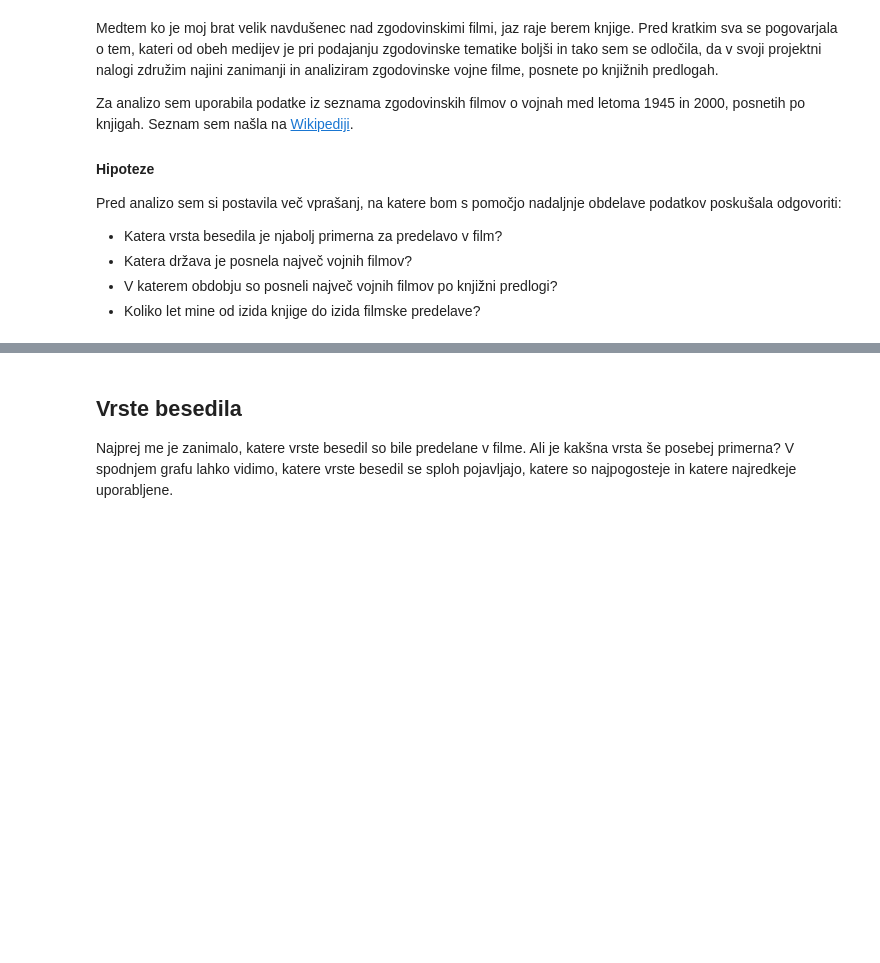
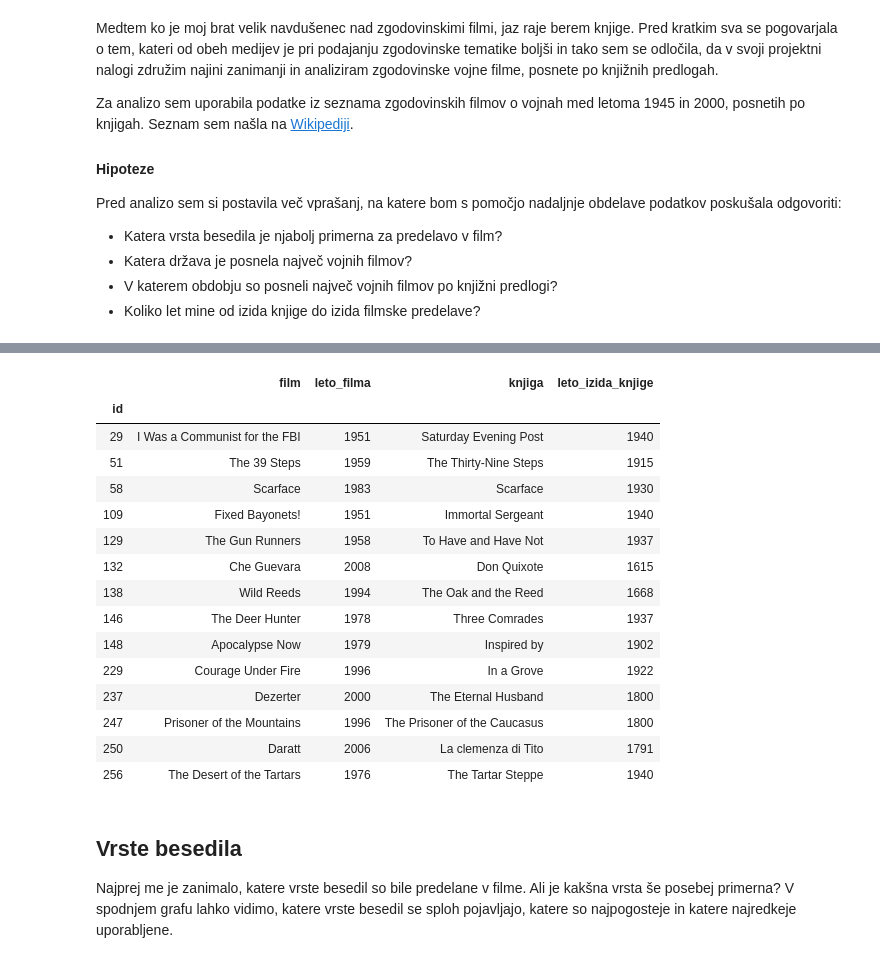
Before and after one commit to AnaSenica/Najbolj-prodajane-knjige, a Jupyter notebook: Projektna naloga.ipynb, the cells around one changed output, grey strips where cells are left out. Drawn from its saved outputs; the diff is of its cells as text; code cells hidden in the pictures; blank space fills up the shorter version.

```diff
--- a/Projektna naloga.ipynb
+++ b/Projektna naloga.ipynb
@@ -28,0 +33,21 @@ zvrsti = pd.read_csv("Najbolj-prodajane-knjige/zvrsti_knjige.csv", index_col='fi
+# %%
+pd.options.display.float_format = '{:.0f}'.format
+napacni_filmi = filmi1[filmi1.leto_izida_knjige < 1945]
+napacni_filmi
+# %% [output]
+|  | film | leto_filma | knjiga | leto_izida_knjige |
+| id |  |  |  |  |
+| 29 | I Was a Communist for the FBI | 1951 | Saturday Evening Post | 1940 |
+| 51 | The 39 Steps | 1959 | The Thirty-Nine Steps | 1915 |
+| 58 | Scarface | 1983 | Scarface | 1930 |
+| 109 | Fixed Bayonets! | 1951 | Immortal Sergeant | 1940 |
+| 129 | The Gun Runners | 1958 | To Have and Have Not | 1937 |
+| 132 | Che Guevara | 2008 | Don Quixote | 1615 |
+| 138 | Wild Reeds | 1994 | The Oak and the Reed | 1668 |
+| 146 | The Deer Hunter | 1978 | Three Comrades | 1937 |
+| 148 | Apocalypse Now | 1979 | Inspired by | 1902 |
+| 229 | Courage Under Fire | 1996 | In a Grove | 1922 |
+| 237 | Dezerter | 2000 | The Eternal Husband | 1800 |
+| 247 | Prisoner of the Mountains | 1996 | The Prisoner of the Caucasus | 1800 |
+| 250 | Daratt | 2006 | La clemenza di Tito | 1791 |
+| 256 | The Desert of the Tartars | 1976 | The Tartar Steppe | 1940 |
```
Also changed, not shown: parts of 22 cells of this notebook.
